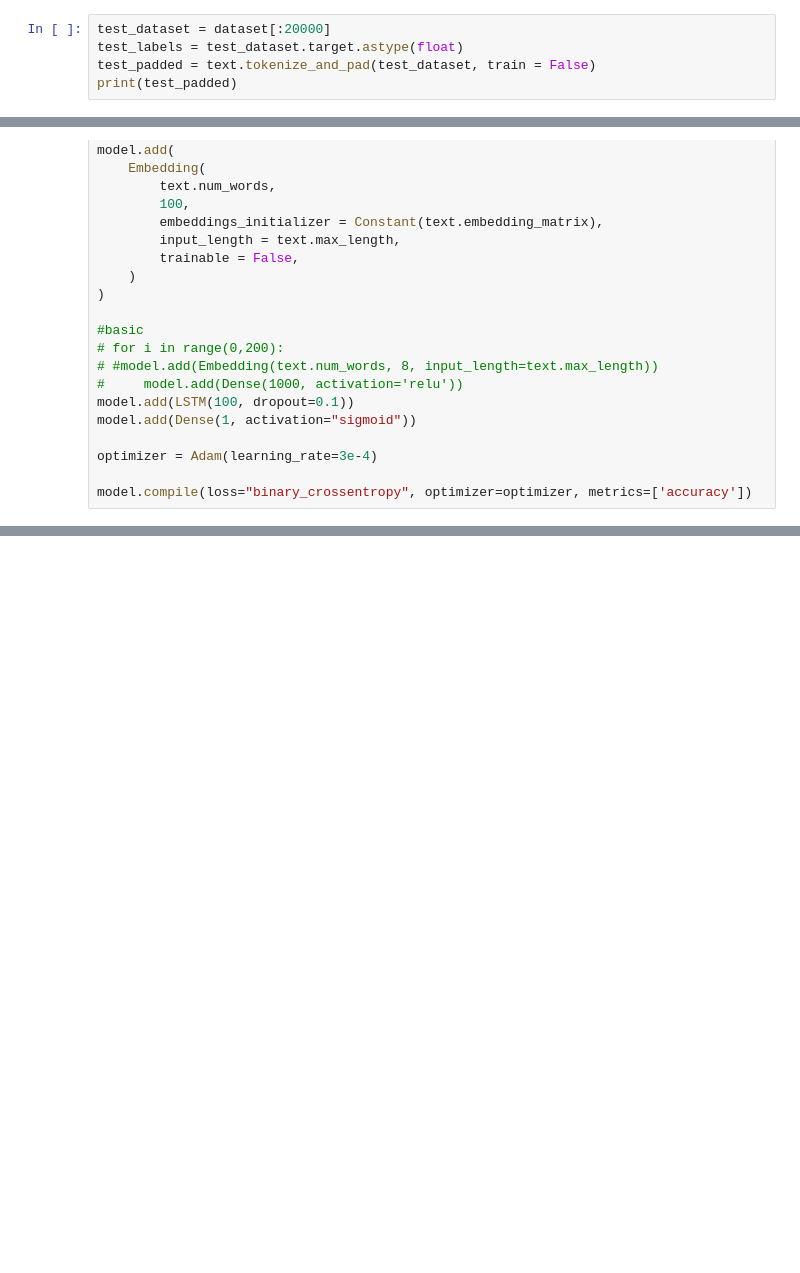
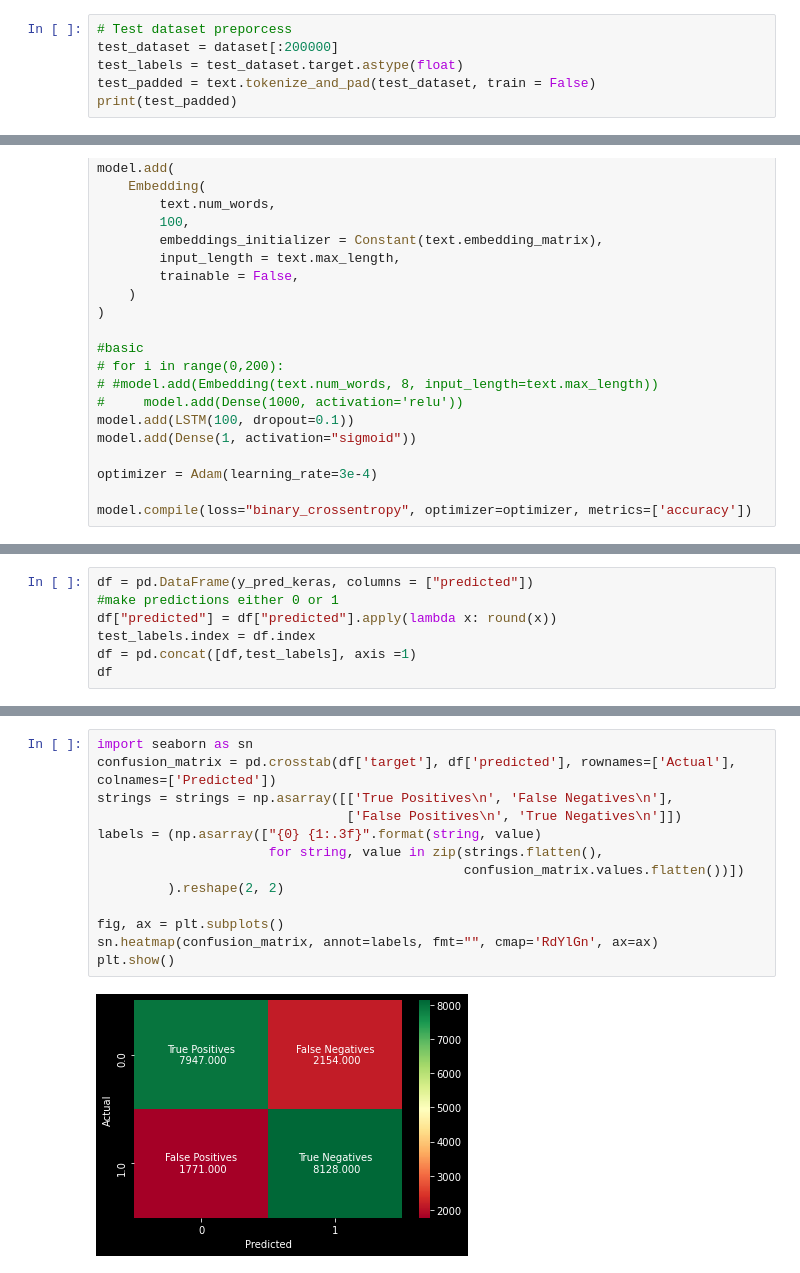
Before and after one commit to ktsou/TradingNLP-shell, a Jupyter notebook: NLP Model Training/model_training.ipynb, the cells around one changed output, grey strips where cells are left out. Cells and saved outputs as stored; diff of their text form; blank space fills up the shorter version.

```diff
--- a/NLP Model Training/model_training.ipynb
+++ b/NLP Model Training/model_training.ipynb
@@ -131,5 +136,6 @@ pd.DataFrame(text.embedding_matrix).info
 # %%
-test_dataset = dataset[:20000]
+# Test dataset preporcess
+test_dataset = dataset[:200000]
 test_labels = test_dataset.target.astype(float)
 test_padded = text.tokenize_and_pad(test_dataset, train = False)
 print(test_padded)
@@ -243,0 +288,7 @@ array([[0.01282087]], dtype=float32)
+# %%
+df = pd.DataFrame(y_pred_keras, columns = ["predicted"])
+#make predictions either 0 or 1
+df["predicted"] = df["predicted"].apply(lambda x: round(x))
+test_labels.index = df.index
+df = pd.concat([df,test_labels], axis =1)
+df
@@ -243,0 +309,15 @@ array([[0.01282087]], dtype=float32)
+# %%
+import seaborn as sn
+confusion_matrix = pd.crosstab(df['target'], df['predicted'], rownames=['Actual'], colnames=['Predicted'])
+strings = strings = np.asarray([['True Positives\n', 'False Negatives\n'],
+                                ['False Positives\n', 'True Negatives\n']])
+labels = (np.asarray(["{0} {1:.3f}".format(string, value)
+                      for string, value in zip(strings.flatten(),
+                                               confusion_matrix.values.flatten())])
+         ).reshape(2, 2)
+
+fig, ax = plt.subplots()
+sn.heatmap(confusion_matrix, annot=labels, fmt="", cmap='RdYlGn', ax=ax)
+plt.show()
+# %% [output]
+[figure, added]
```
Also changed, not shown: parts of 35 cells of this notebook, 9 other files.
